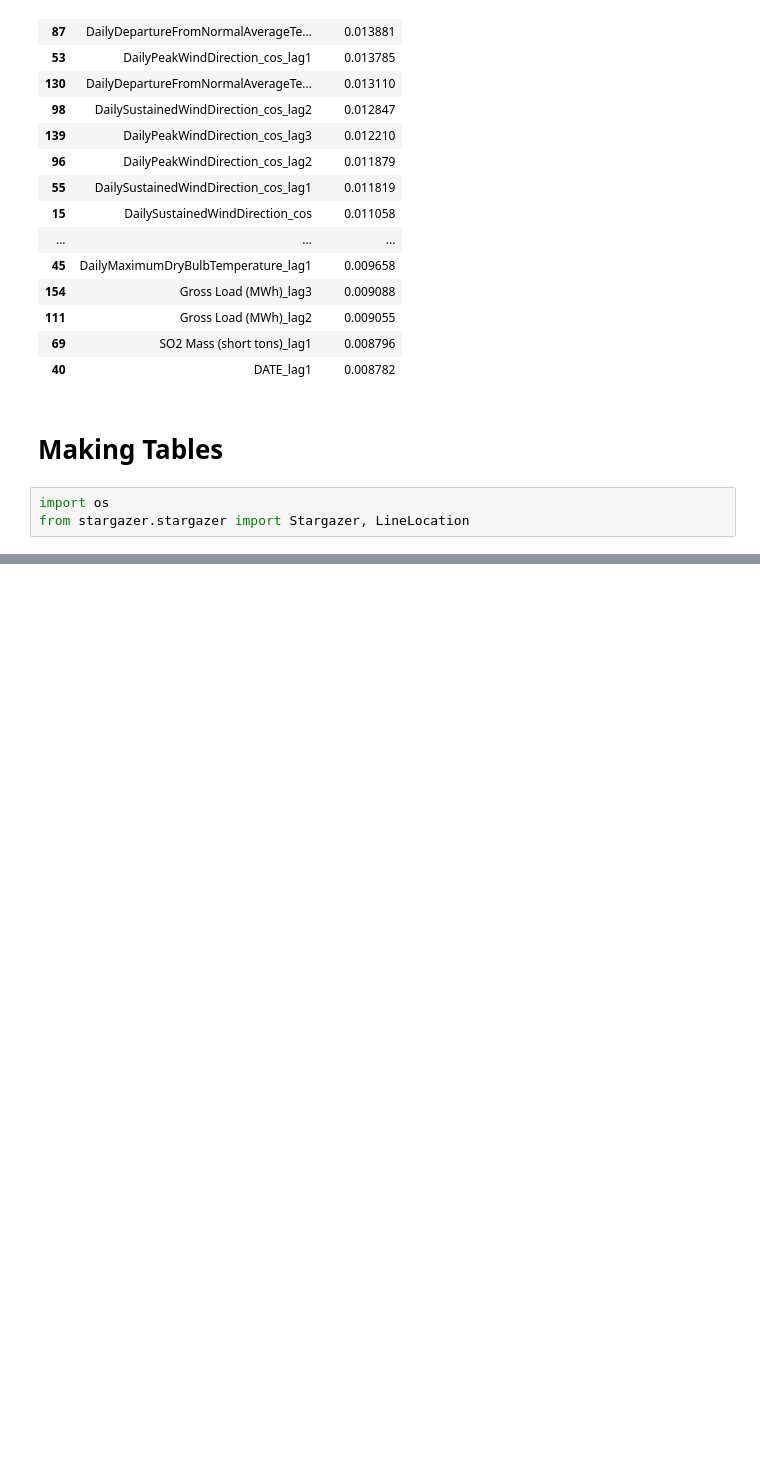
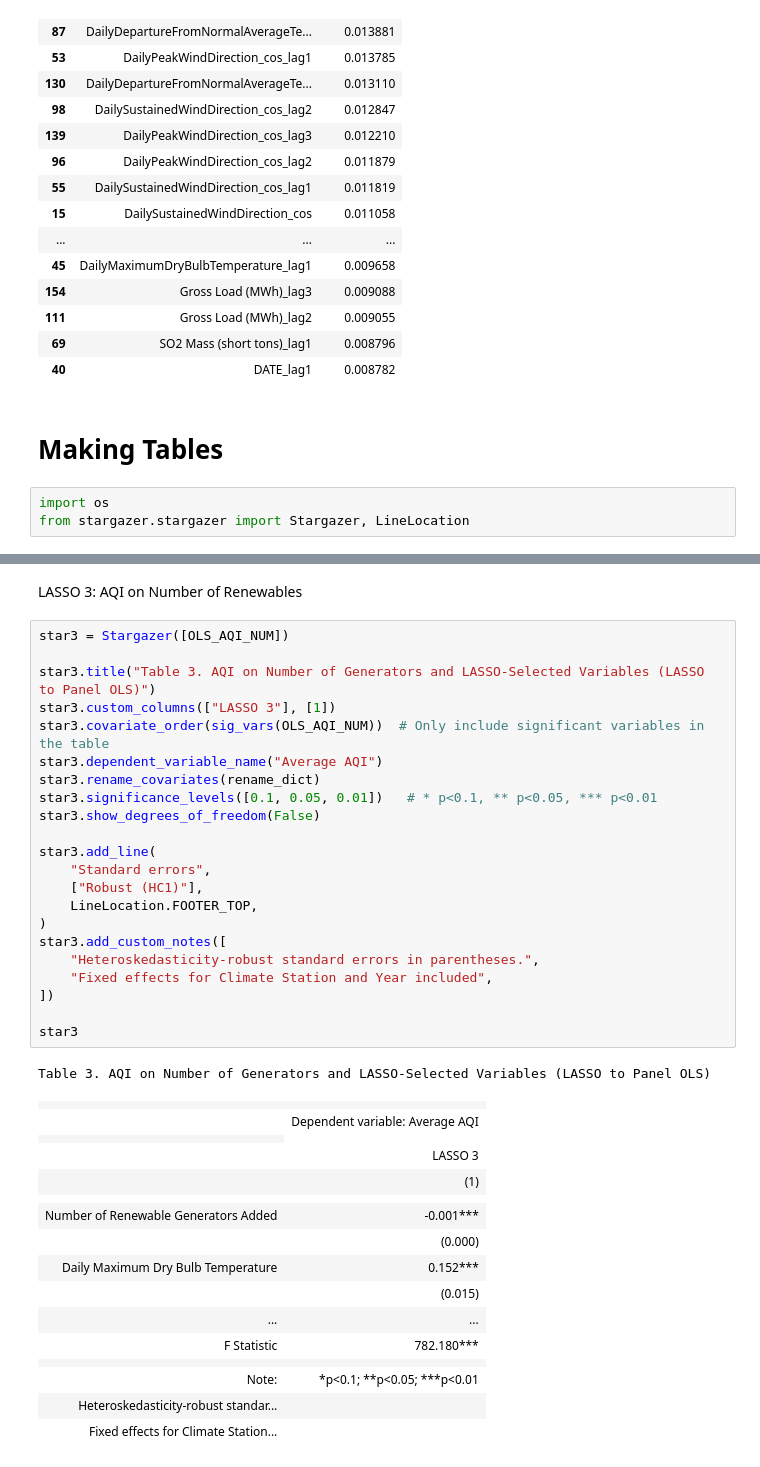
Before and after one commit to griffinberonio/AAE-724-Repo, a Jupyter notebook: Final_Model_Analysis.ipynb, the cells around one changed output, grey strips where cells are left out. Drawn from its saved outputs; the diff is of its cells as text; blank space fills up the shorter version.

```diff
--- a/Final_Model_Analysis.ipynb
+++ b/Final_Model_Analysis.ipynb
@@ -403,0 +523,42 @@ Star
+# %% [markdown]
+LASSO 3: AQI on Number of Renewables
+# %%
+star3 = Stargazer([OLS_AQI_NUM])
+
+star3.title("Table 3. AQI on Number of Generators and LASSO-Selected Variables (LASSO to Panel OLS)")
+star3.custom_columns(["LASSO 3"], [1])
+star3.covariate_order(sig_vars(OLS_AQI_NUM))  # Only include significant variables in the table
+star3.dependent_variable_name("Average AQI")
+star3.rename_covariates(rename_dict)
+star3.significance_levels([0.1, 0.05, 0.01])   # * p<0.1, ** p<0.05, *** p<0.01
+star3.show_degrees_of_freedom(False)
+
+star3.add_line(
+    "Standard errors",
+    ["Robust (HC1)"],
+    LineLocation.FOOTER_TOP,
+)
+star3.add_custom_notes([
+    "Heteroskedasticity-robust standard errors in parentheses.",
+    "Fixed effects for Climate Station and Year included",
+])
+
+star3
+# %% [output]
+Table 3. AQI on Number of Generators and LASSO-Selected Variables (LASSO to Panel OLS)
+|  |  |
+|  | Dependent variable: Average AQI |
+|  |
+|  | LASSO 3 |
+|  | (1) |
+|  |  |
+| Number of Renewable Generators Added | -0.001*** |
+|  | (0.000) |
+| Daily Maximum Dry Bulb Temperature | 0.152*** |
+|  | (0.015) |
+| ... | ... |
+| F Statistic | 782.180*** |
+|  |  |
+| Note: | *p<0.1; **p<0.05; ***p<0.01 |
+| Heteroskedasticity-robust standar... |  |
+| Fixed effects for Climate Station... |  |
```
Also changed, not shown: parts of 15 cells of this notebook, 1 other file.
